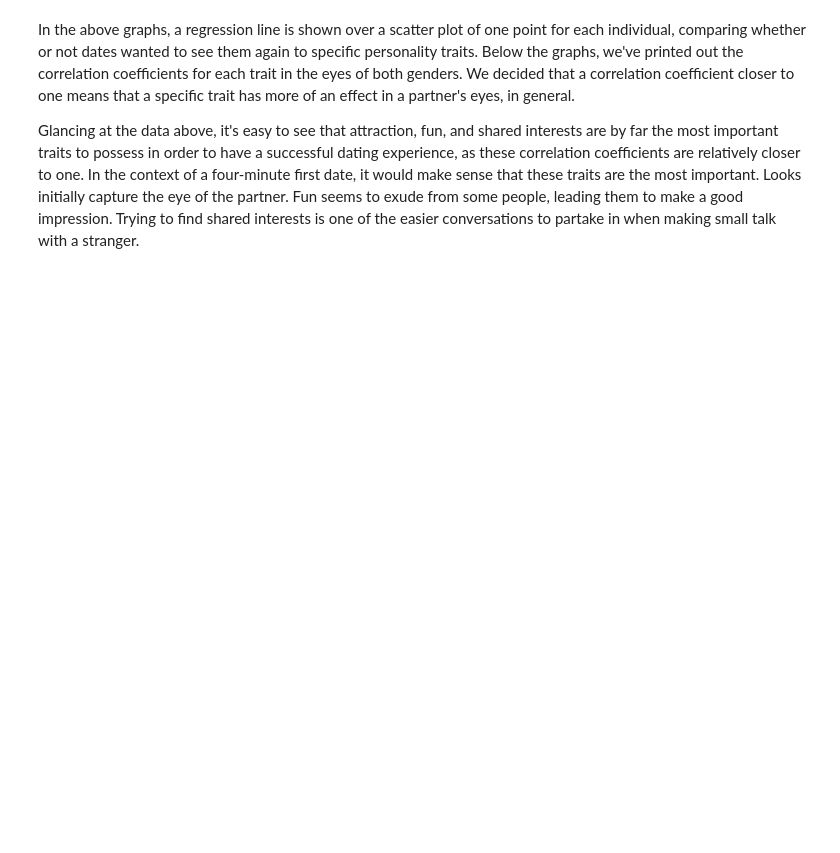
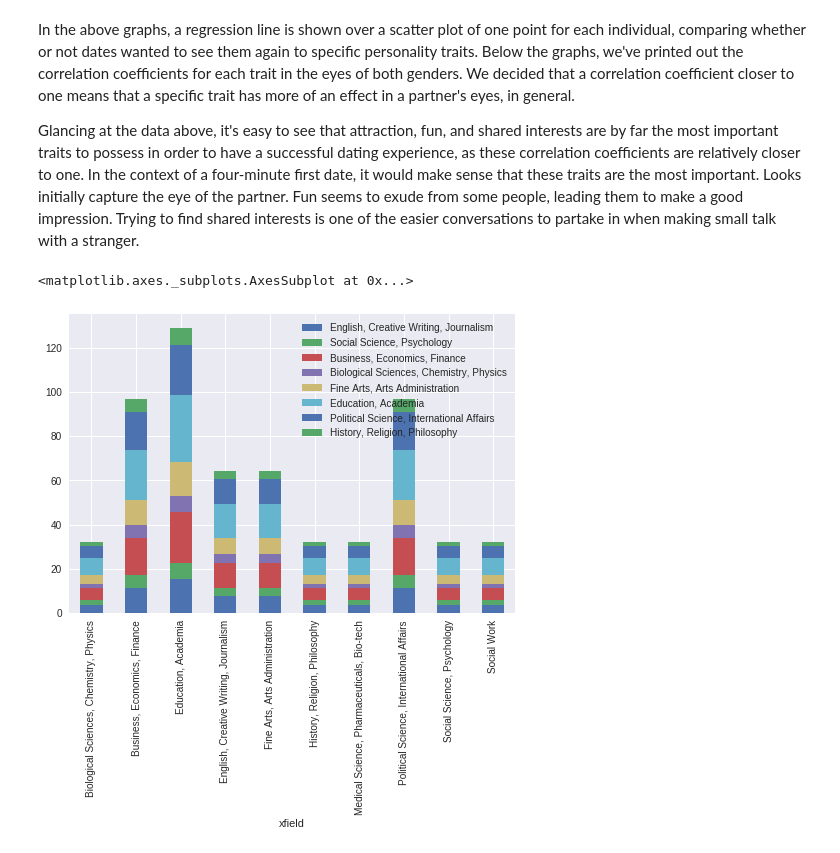
Before and after one commit to Regum/MLP-Appel-Hawkins, a Jupyter notebook: Lab01.ipynb, the cells around one changed output. Drawn from its saved outputs; the diff is of its cells as text; code cells hidden in the pictures; blank space fills up the shorter version.

Commit message:
Added code for visualization in Jupyter notebook. Trying to figure out how to apply the normalization formula.

```diff
--- a/Lab01.ipynb
+++ b/Lab01.ipynb
@@ -50,0 +75,7 @@ Glancing at the data above, it's easy to see that attraction, fun, and shared in
+# %%
+# Create set to contain pairs of participants where participant with iid
+# has 'match' == 1 and participant with pid has 'dec_o' == 1 in the same row.
+mut_matches = set()
+# %%
+# Dictionary to store field codes for iids and pids
+field_codes = {}
@@ -50,0 +124,13 @@ Glancing at the data above, it's easy to see that attraction, fun, and shared in
+# %%
+xid, yid, xfield, yfield = [], [], [], []
+
+# Populate lists to create a new dataframe
+i = 1
+for row in mut_matches:
+    xid.append(row[0])
+    yid.append(row[1])
+    xfield.append(field_key[field_codes[row[0]]])
+    yfield.append(field_key[field_codes[row[1]]])
+
+    i += 1
+    if i == 20: break
@@ -50,0 +155,33 @@ Glancing at the data above, it's easy to see that attraction, fun, and shared in
+# %%
+plot_data = p.DataFrame(data={'xid': xid, 'yid': yid, 'xfield': xfield, 'yfield': yfield})
+
+total_matches = len(xid)
+
+
+
+for field in yfield:
+    plot_data[field] = plot_data['xfield'].value_counts()[field]
+
+    # Partially normalize number of matches
+    #plot_data[field] = (plot_data[field]*unique_ids) / total_matches
+
+#for column, series in plot_data.iteritems():
+    #if column not in ['xfield', 'xid', 'yfield', 'yid']:
+       # for x in series.iteritems():
+            #print(column, x)
+
+#print(plot_data)
+
+#for x in plot_data['xfield']:
+    #for y in plot_data['yfield']:
+        #print(plot_data[x])
+        #print(plot_data[y])
+
+# TODO: Figure out how to apply this normalization to each matching:
+# (# of matches of this kind)*(total unique IDs)/((total matches)*(total IDs in each of the two fields))
+
+
+plot_data.drop(['xid', 'yfield', 'yid'], axis=1).groupby('xfield').agg().plot(kind='bar', stacked=True)
+# %% [output]
+<matplotlib.axes._subplots.AxesSubplot at 0x...>
+[figure, added]
```
Also changed, not shown: parts of 7 cells of this notebook, 1 other file.
